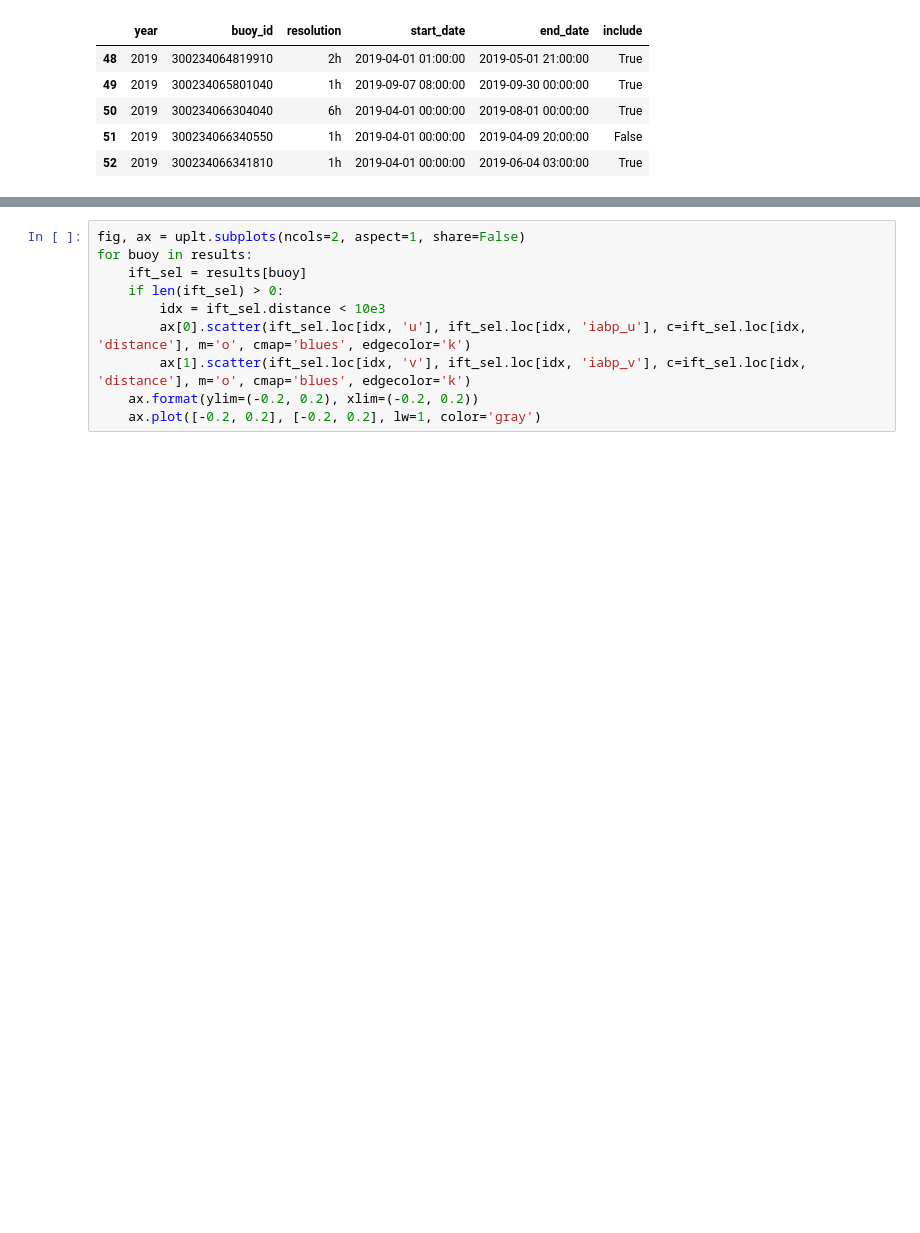
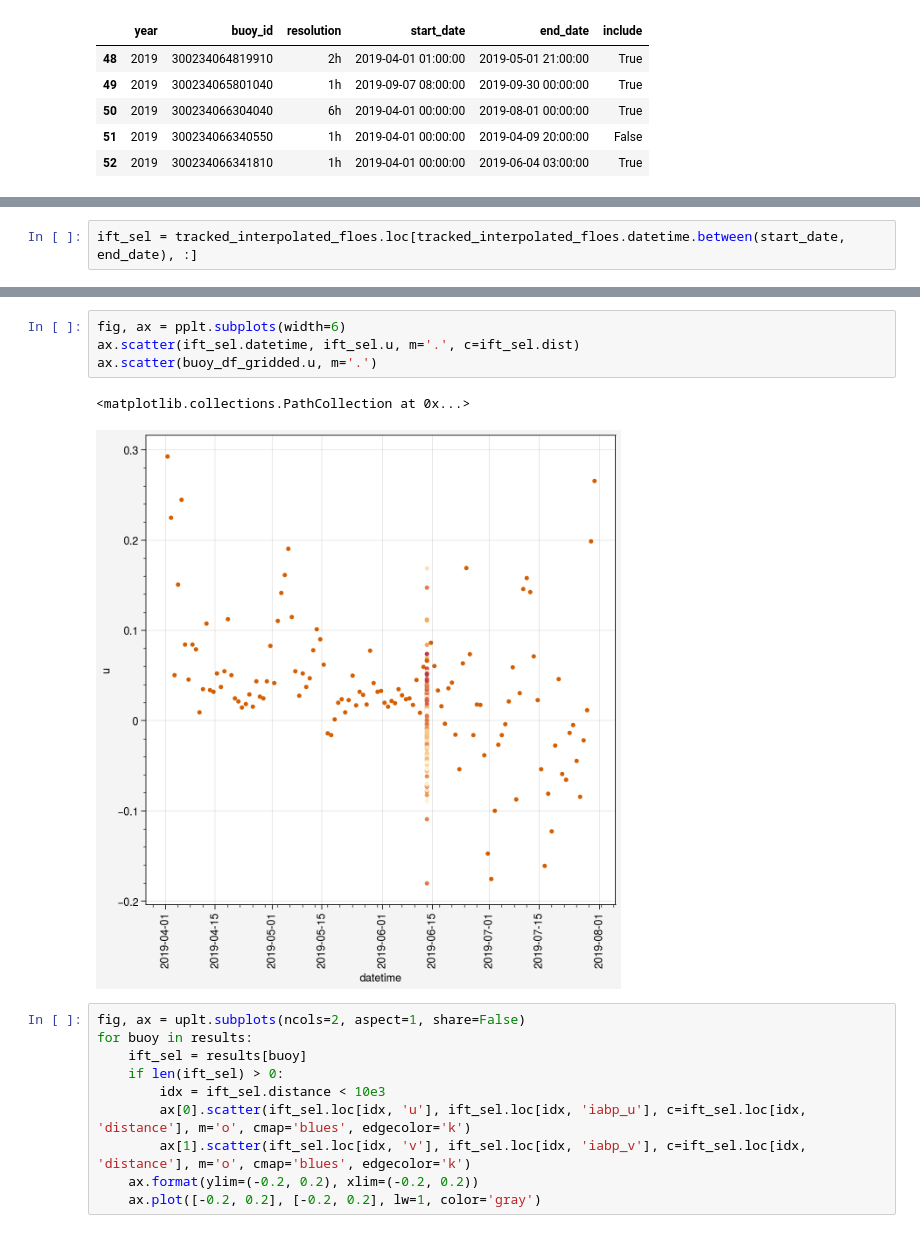
Before and after one commit to danielmwatkins/miz_scales_of_motion, a Jupyter notebook: notebooks/visualize_ice_motion.ipynb, the cells around one changed output, grey strips where cells are left out. Saved outputs shown, nothing was run; the diff lists cells and outputs as text; blank space fills up the shorter version.

```diff
--- a/notebooks/visualize_ice_motion.ipynb
+++ b/notebooks/visualize_ice_motion.ipynb
@@ -487,0 +524,2 @@ for idx in iabp_meta.index:
+# %%
+ift_sel = tracked_interpolated_floes.loc[tracked_interpolated_floes.datetime.between(start_date, end_date), :]
@@ -509,3 +553,10 @@ for buoy in results:
+# %%
+fig, ax = pplt.subplots(width=6)
+ax.scatter(ift_sel.datetime, ift_sel.u, m='.', c=ift_sel.dist)
+ax.scatter(buoy_df_gridded.u, m='.')
+# %% [output]
+<matplotlib.collections.PathCollection at 0x...>
+[figure, added]
 # %%
 fig, ax = uplt.subplots(ncols=2, aspect=1, share=False)
 for buoy in results:
```
Also changed, not shown: parts of 5 cells of this notebook.
